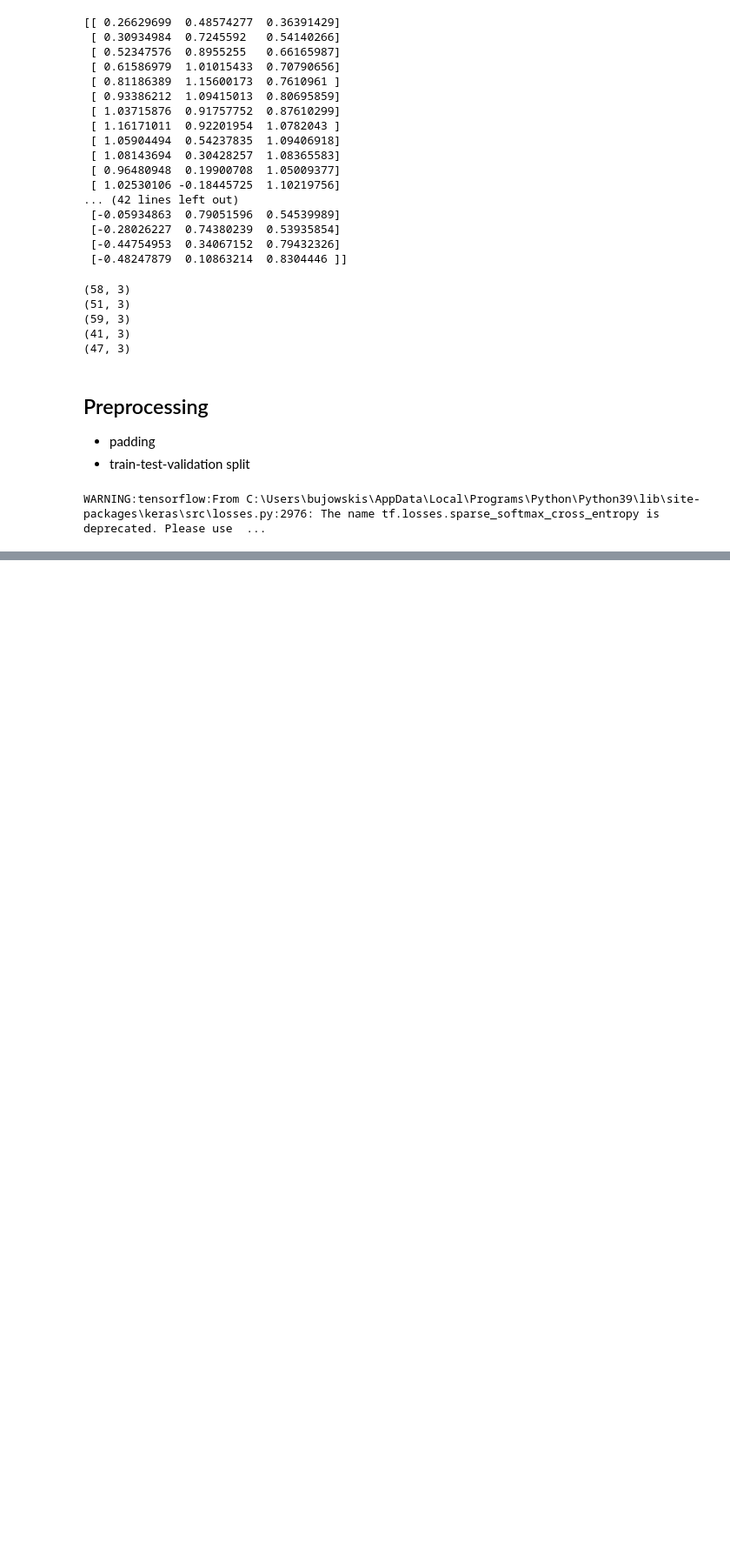
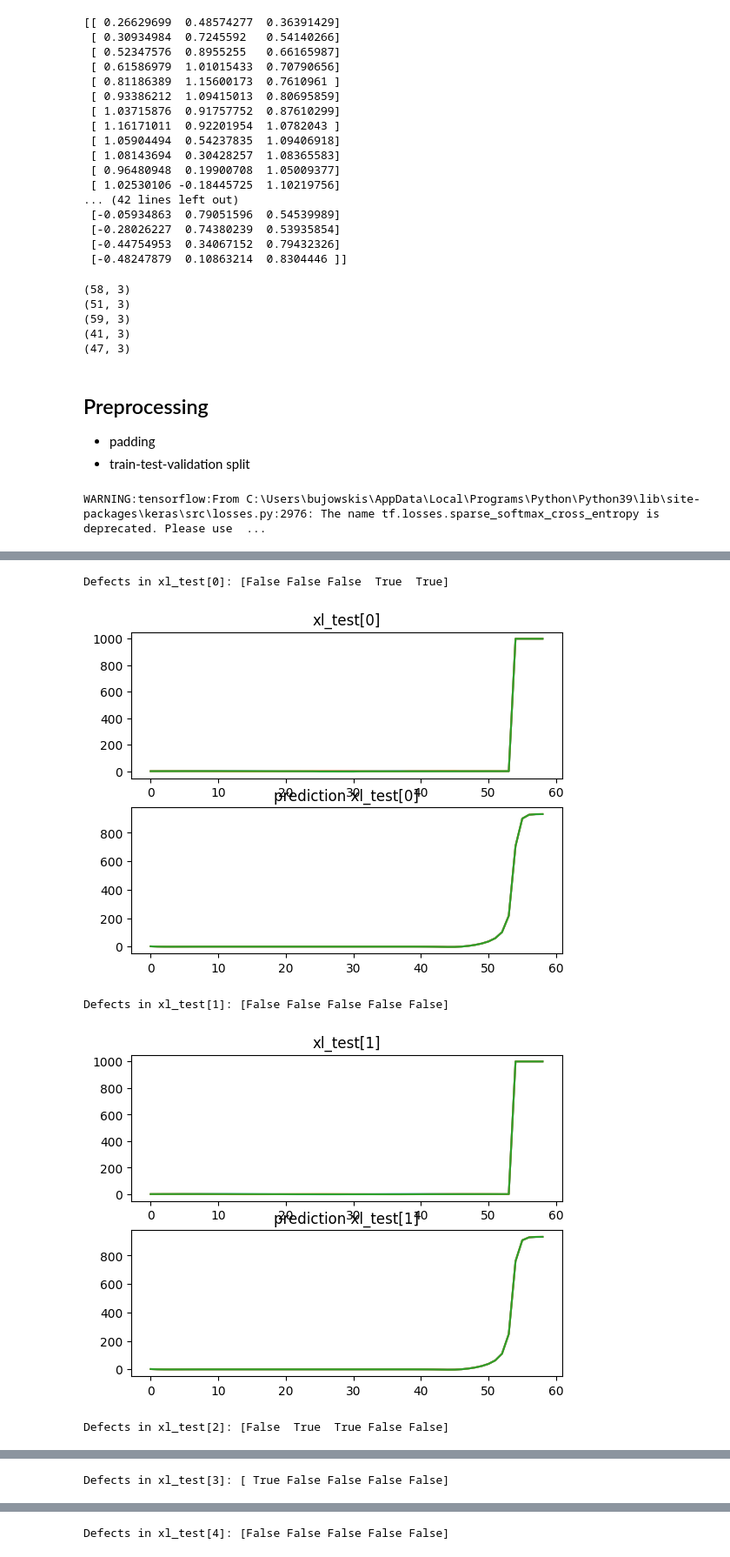
Before and after one commit to bujowskis/ai-experiments, a Jupyter notebook: candy-defects/ProjectData-progress.ipynb, the cells around one changed output, grey strips where cells are left out. Shown: that part at 87% size. Saved outputs shown, nothing was run; the diff lists cells and outputs as text; code cells hidden in the pictures; blank space fills up the shorter version.

Commit message:
candy-defects - autoencoder issue fitting mask

```diff
--- a/candy-defects/ProjectData-progress.ipynb
+++ b/candy-defects/ProjectData-progress.ipynb
@@ -809,21 +229,0 @@ print(f'\tLoss: {loss}')
-# %%
-from sklearn.model_selection import train_test_split
-
-# 80-10-10
-xl_train, xl_temp, yl_train, yl_temp = train_test_split(xl, yl, test_size=0.2, random_state=42)
-xl_test, xl_val, yl_test, yl_val = train_test_split(xl_temp, yl_temp, test_size=0.5, random_state=42)
-
-for text, x, y in zip(['train', 'test', 'val'], [xl_train, xl_test, xl_val], [yl_train, yl_test, yl_val]):
-    print(text)
-    print(f'\tlen: x{len(x)}, y: {len(y)}')
-    print(f'\txl: {x[0].shape}')
-    print(f'\tyl: {y[0].shape}')
-    for i, j in zip(x[:5], y[:5]):
-        print(f'\t\tx-{i.shape}')
-        print(f'\t\ty-{j.shape}')
-
-
-# from tensorflow import convert_to_tensor
-#
-# xl_converted = convert_to_tensor(xl)
-# yl_converted = convert_to_tensor(yl)
@@ -958,0 +301,2 @@ print(yl[0])
+# %%
+autoencoder_predictions = autoencoder.predict(xl_test)
@@ -958,0 +325,18 @@ print(yl[0])
+# %%
+for i in range(5):
+    print(f'Defects in xl_test[{i}]: {yl_test[i]}')
+    plt.subplot(2, 1, 1)
+    plt.plot(xl_test[i])
+    plt.title(f'xl_test[{i}]')
+
+    plt.subplot(2, 1, 2)
+    plt.plot(autoencoder_predictions[i])
+    plt.title(f'prediction xl_test[{i}]')
+
+    plt.show()
+# %% [output]
+Defects in xl_test[0]: [False False False  True  True]
+[figure, added]
+Defects in xl_test[1]: [False False False False False]
+[figure, added]
+Defects in xl_test[2]: [False  True  True False False]
@@ -958,0 +344 @@ print(yl[0])
+Defects in xl_test[3]: [ True False False False False]
@@ -958,0 +346 @@ print(yl[0])
+Defects in xl_test[4]: [False False False False False]
```
Also changed, not shown: parts of 31 cells of this notebook, 3 other files.
